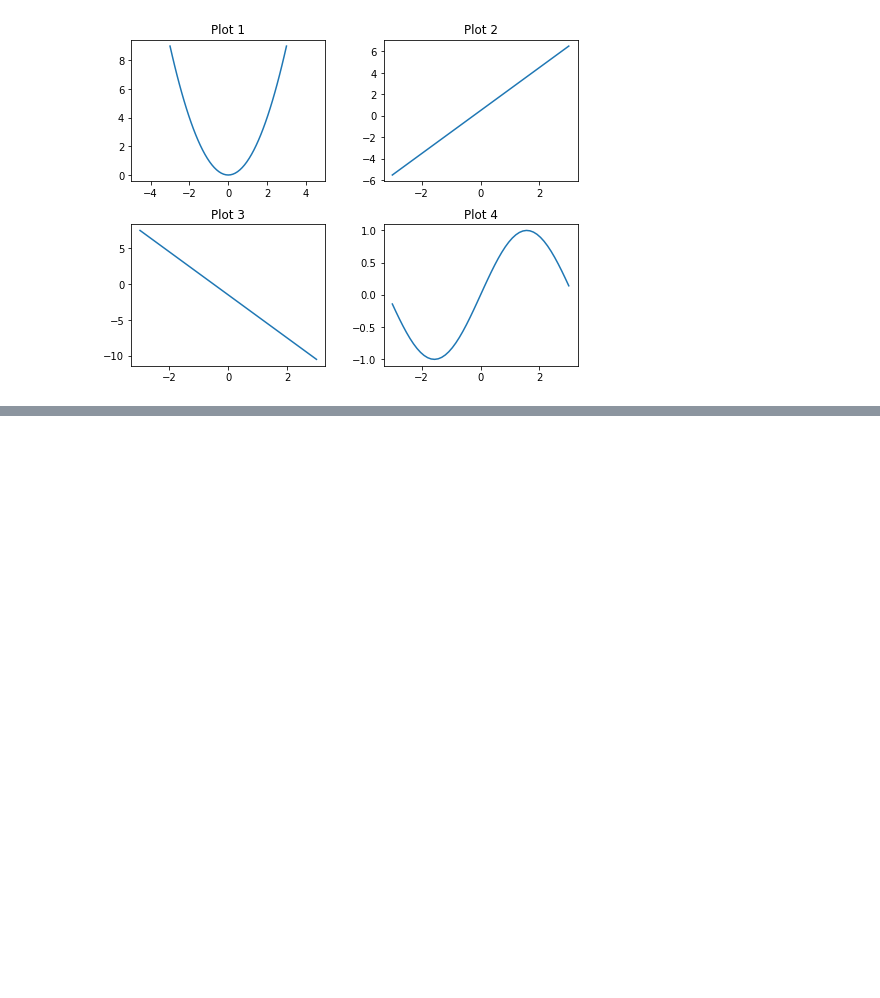
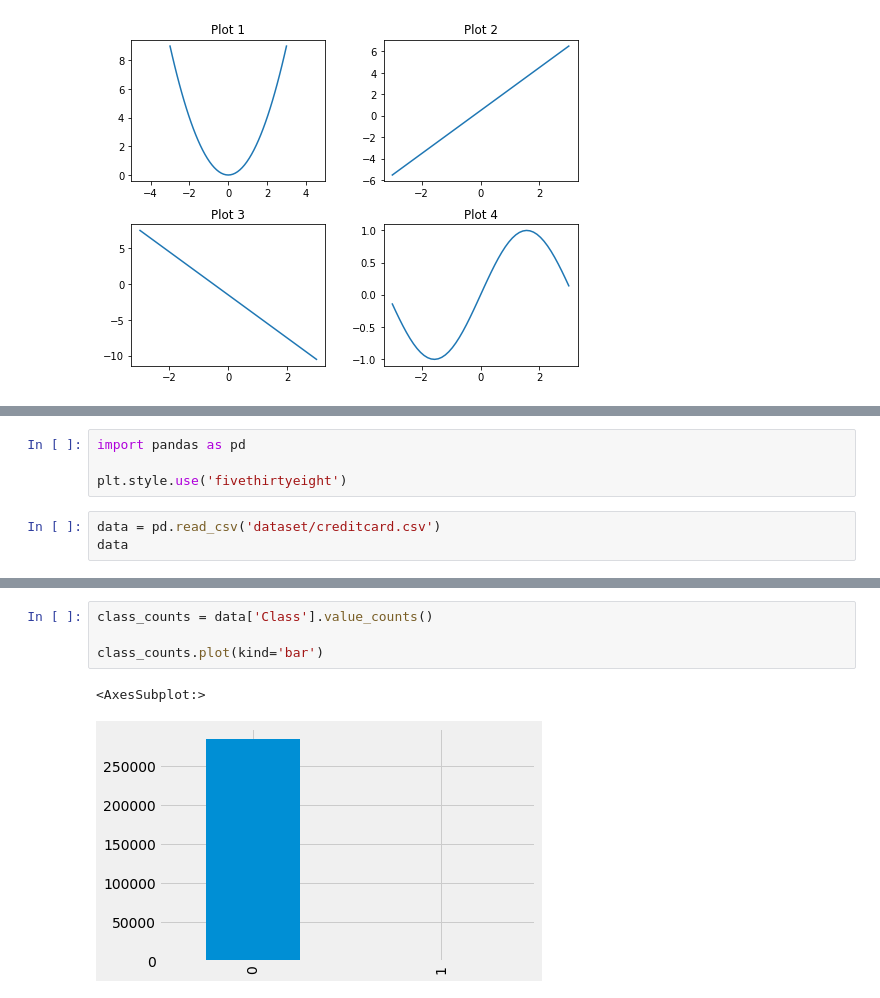
Before and after one commit to a1exsan/np_pd_sklearn_practice, a Jupyter notebook: practice2_matplotlib.ipynb, the cells around one changed output, grey strips where cells are left out. Saved outputs shown, nothing was run; the diff lists cells and outputs as text; blank space fills up the shorter version.

```diff
--- a/practice2_matplotlib.ipynb
+++ b/practice2_matplotlib.ipynb
@@ -88,0 +98,7 @@ ax1.set_xlim(-5, 5)
+# %%
+import pandas as pd
+
+plt.style.use('fivethirtyeight')
+# %%
+data = pd.read_csv('dataset/creditcard.csv')
+data
@@ -88,0 +119,7 @@ ax1.set_xlim(-5, 5)
+# %%
+class_counts = data['Class'].value_counts()
+
+class_counts.plot(kind='bar')
+# %% [output]
+<AxesSubplot:>
+[figure, added]
```
Also changed, not shown: parts of 4 cells of this notebook, 1 other file.
